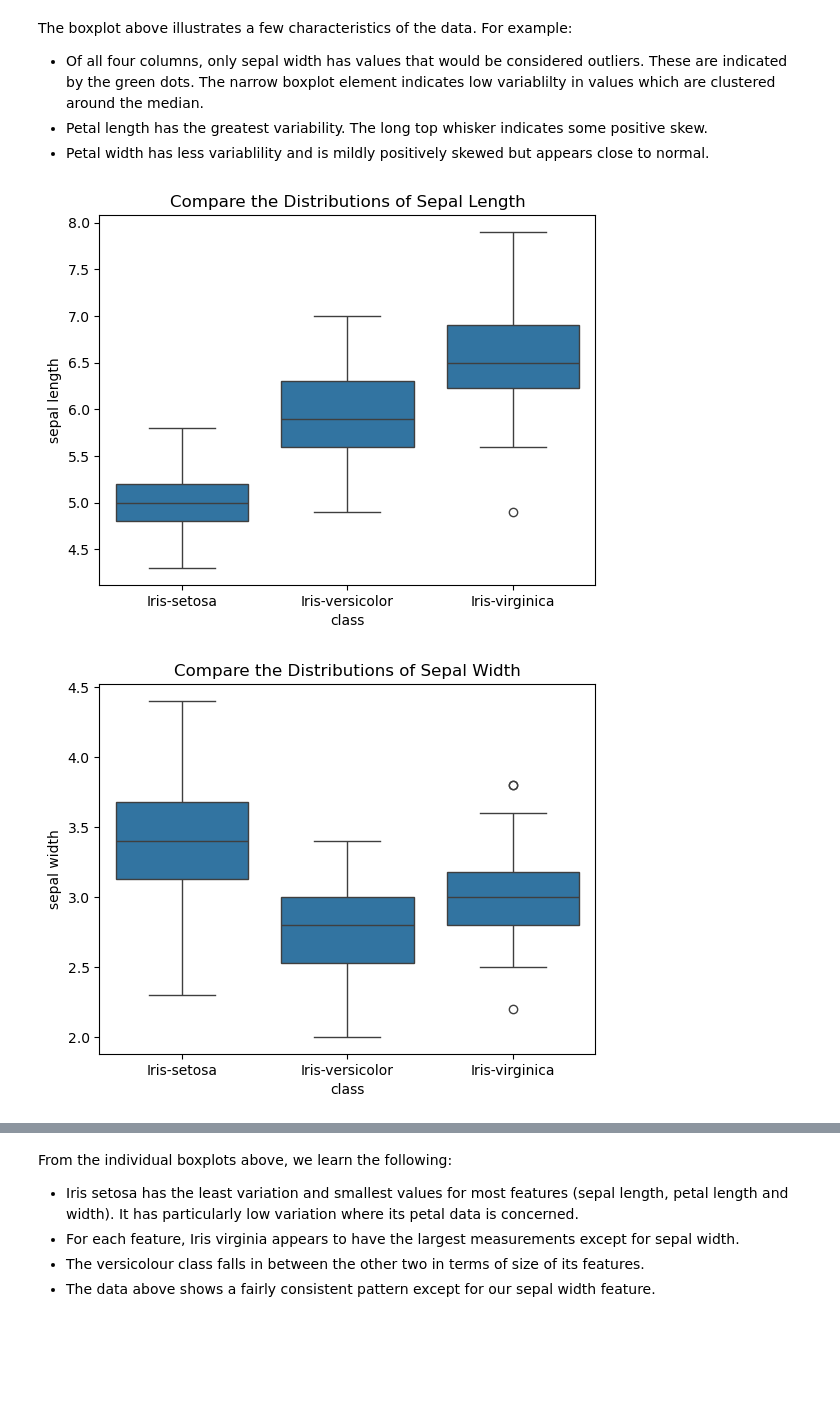
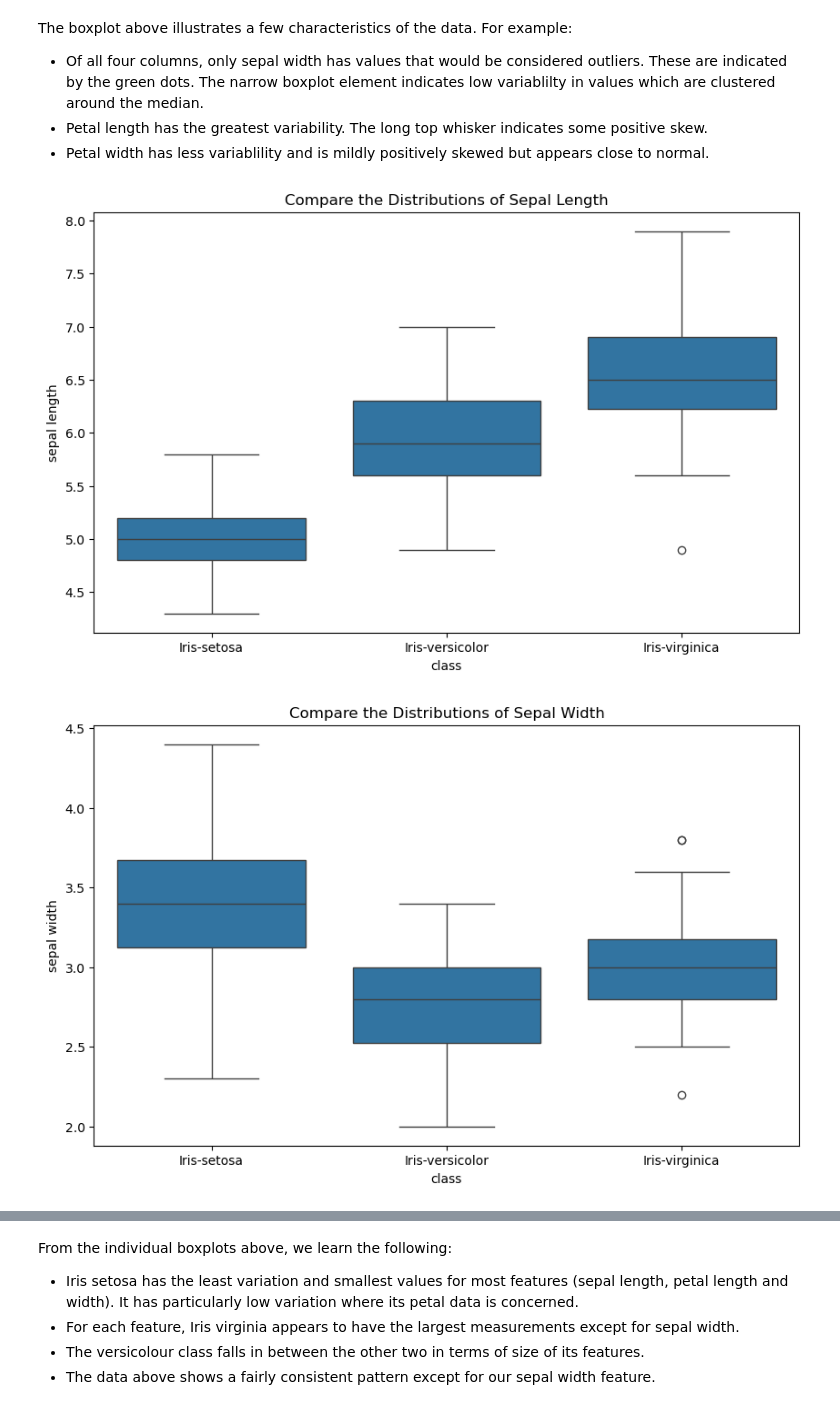
Before and after one commit to EmmaChubbCode/pands-project, a Jupyter notebook: analysis_desc.ipynb, the cells around one changed output, grey strips where cells are left out. Drawn from its saved outputs; the diff is of its cells as text; code cells hidden in the pictures; blank space fills up the shorter version.

Commit message:
fixing boxplot images

```diff
--- a/analysis_desc.ipynb
+++ b/analysis_desc.ipynb
@@ -416,22 +416,24 @@ The boxplot above illustrates a few characteristics of the data. For example:
 # %%
 # that was a helpful overview of the data but i also want to check the individual class types and their distribution. To view individual class types, we can use the seaborn library.
 # see: https://seaborn.pydata.org/generated/seaborn.boxplot.html
 
 # how to set the title: https://how.dev/answers/how-to-add-a-title-to-a-seaborn-plot
 # im putting the different species across the x axis and using the sepal length column to plot my y. this is should give me the sepal length for all of the classes if my dataset is working how i want it to.
+plt.figure(figsize=(10, 6))
 sns.boxplot(x="class", y="sepal length", data=iris_df).set_title("Compare the Distributions of Sepal Length")
 
 # save the boxplot as a png file
 plt.savefig("boxplot_sepallength.png")
 # %% [output]
-[figure, old version]
+[figure, new version]
 # %%
 # repeat for other features
+plt.figure(figsize=(10, 6))
 sns.boxplot(x="class", y="sepal width", data=iris_df).set_title("Compare the Distributions of Sepal Width")
 
 # save the boxplot as a png file
 plt.savefig("boxplot_sepalwidth.png")
 # %% [output]
-[figure, old version]
+[figure, new version]
 # %%
 ## repeat for other features
```
Also changed, not shown: parts of 6 cells of this notebook, 6 other files.
